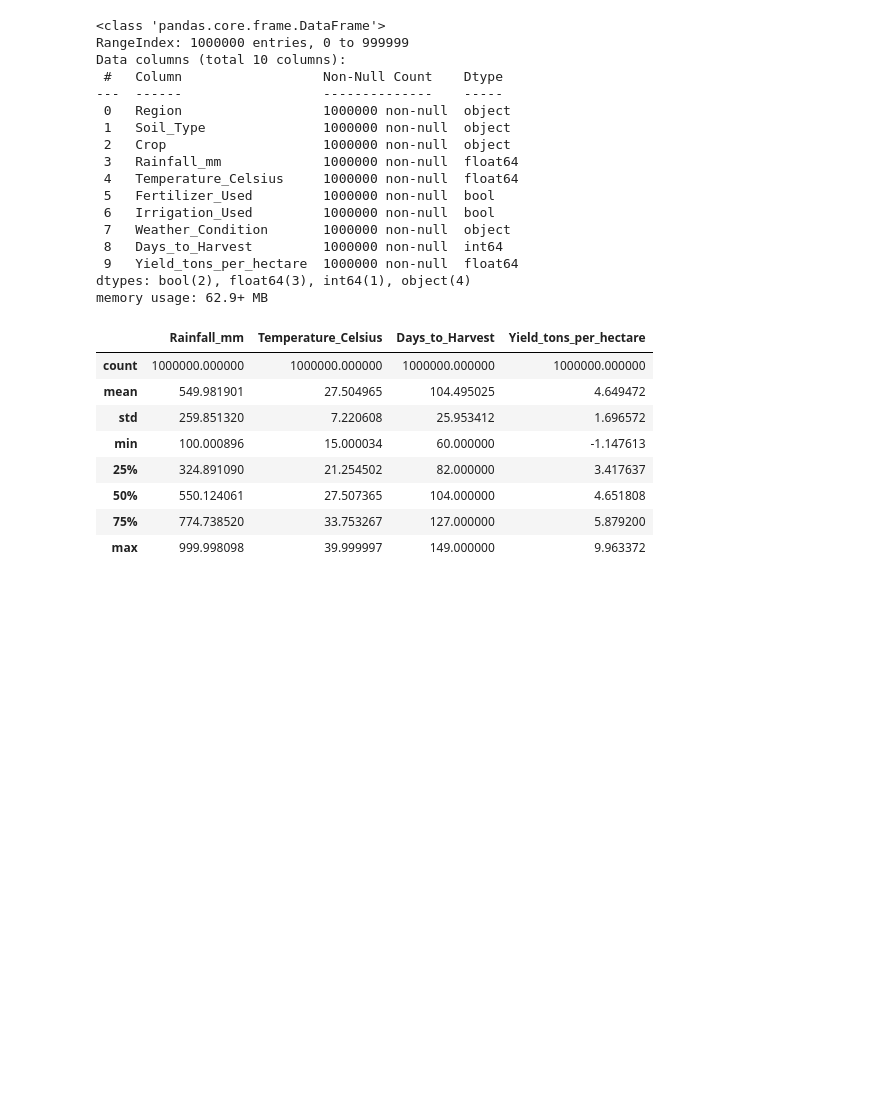
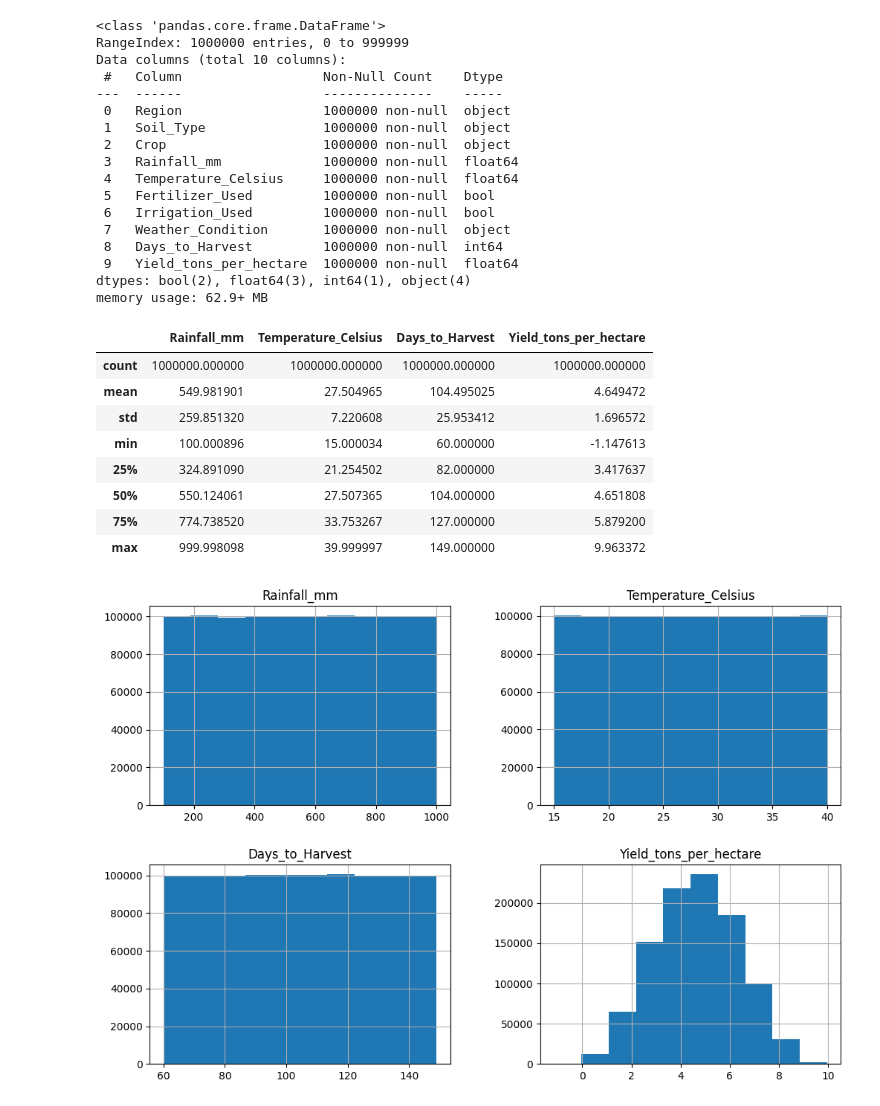
Before and after one commit to b-sandrine/summative_regression_analysis, a Jupyter notebook: linear_regression/multivariate.ipynb, the cells around one changed output. Cells and saved outputs as stored; diff of their text form; code cells hidden in the pictures; blank space fills up the shorter version.

Commit message:
Added a histogram & heatmap

```diff
--- a/linear_regression/multivariate.ipynb
+++ b/linear_regression/multivariate.ipynb
@@ -49,3 +49,11 @@ df.describe()
 | 50% | 550.124061 | 27.507365 | 104.000000 | 4.651808 |
 | 75% | 774.738520 | 33.753267 | 127.000000 | 5.879200 |
 | max | 999.998098 | 39.999997 | 149.000000 | 9.963372 |
+# %%
+## Visualizing the data distribution
+import matplotlib.pyplot as plt
+
+df.hist(figsize=(12,8))
+plt.show()
+# %% [output]
+[figure, added]
```
Also changed, not shown: parts of 1 cell of this notebook.
